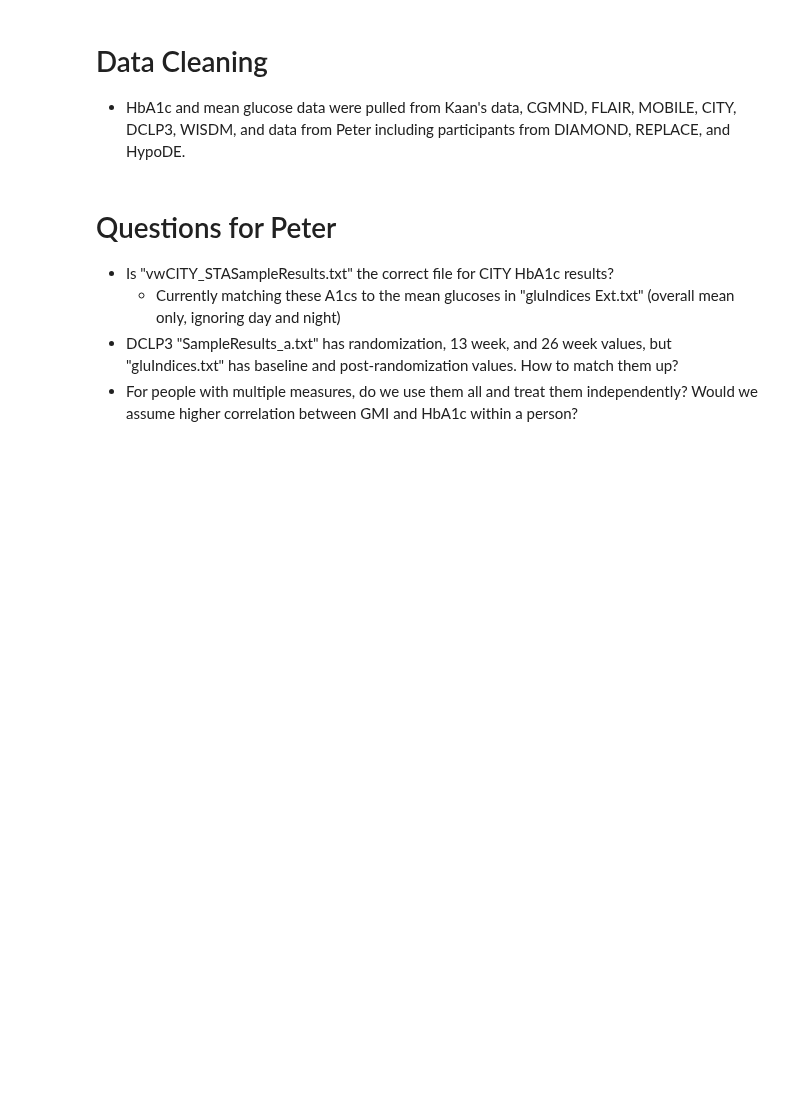
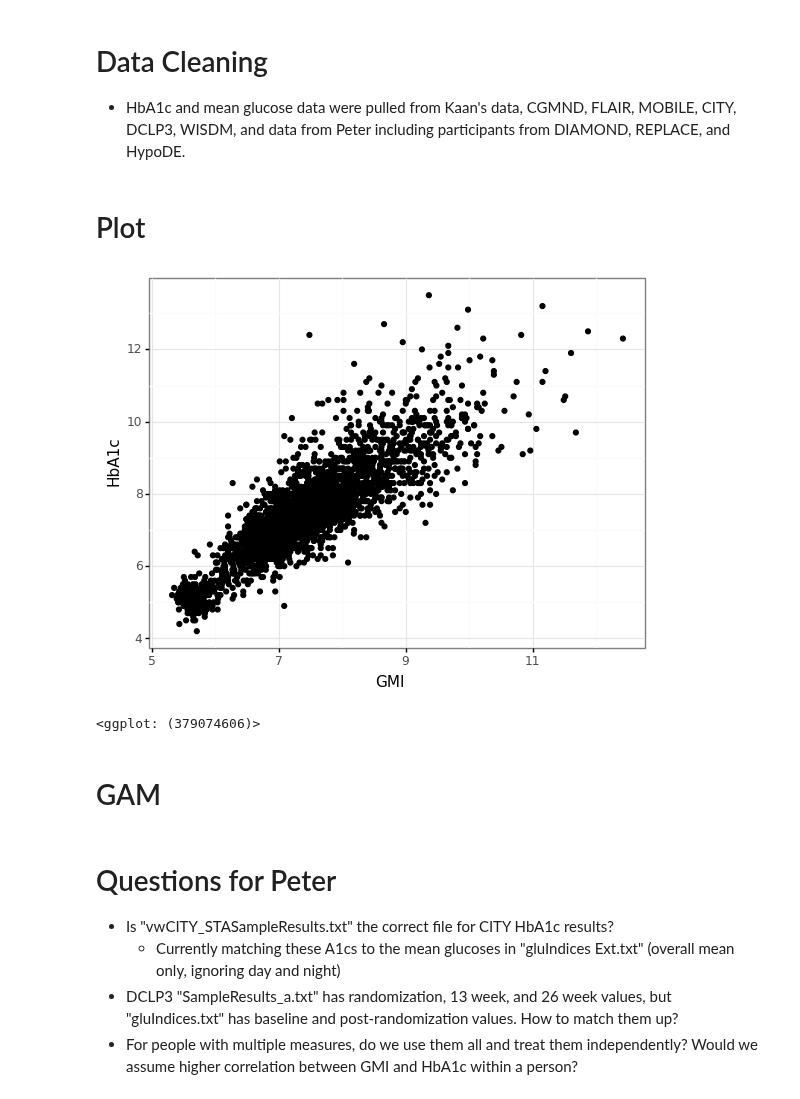
Before and after one commit to childhealthbiostatscore/BDC-Code, a Jupyter notebook: Viral Shah/GMI and A1c/gmi_hba1c.ipynb, the cells around one changed output. Drawn from its saved outputs; the diff is of its cells as text; code cells hidden in the pictures; blank space fills up the shorter version.

```diff
--- a/Viral Shah/GMI and A1c/gmi_hba1c.ipynb
+++ b/Viral Shah/GMI and A1c/gmi_hba1c.ipynb
@@ -1,7 +1,7 @@
 # %%
 import pandas as pd
-from plotnine import ggplot
-wd = '/Users/timvigers/Documents/'
+from plotnine import ggplot,geom_point,aes,theme_bw
+wd = '/Volumes/PEDS/RI Biostatistics Core/Shared/Shared Projects/Laura/BDC/Projects/Viral Shah/GMI and A1c/'
 # %% [markdown]
 # Data Cleaning
 - HbA1c and mean glucose data were pulled from Kaan's data, CGMND, FLAIR, MOBILE, CITY, DCLP3, WISDM, and data from Peter including participants from DIAMOND, REPLACE, and HypoDE.
@@ -55,3 +55,10 @@ wisdm_a1c = wisdm_a1c[wisdm_a1c['ResultName'] == 'GLYHB']
 wisdm = pd.merge(wisdm_a1c,wisdm,left_on=['PtID','Visit'],right_on=['PtID','visit'])
 wisdm = wisdm[['PtID','Value','gluMean']]
 wisdm.columns = ['ID','HbA1c','Mean Glucose']
+# Combine everything
+gmi_data = pd.concat([kaan,cgmnd,flair,mobile,diamond,city,wisdm])
+# As numeric
+gmi_data['HbA1c'] = [float(n) for n in gmi_data['HbA1c']]
+gmi_data['Mean Glucose'] = [float(n) for n in gmi_data['Mean Glucose']]
+# Calculate GMI
+gmi_data['GMI'] = [(3.31 + (0.02392*n)) for n in gmi_data['Mean Glucose']]
@@ -63,3 +67,12 @@ gmi_data = pd.concat([kaan,cgmnd,flair,mobile,diamond,city,wisdm])
 # dclp3 = dclp3[dclp3['analysis'] == "1. 24hr"]
 # dclp3_a1c = pd.read_csv(wd+'Data_Raw/DCLP3 Public Dataset - Release 2 - 2022-01-18-9fc308ee-5d12-4651-8aec-262576777a31/Data Files/SampleResults_a.txt',sep='|')
 # dclp3_a1c = dclp3_a1c[dclp3_a1c['ResultName'] == 'GLYHB']
+# %% [markdown]
+# Plot
+# %%
+(ggplot(gmi_data,aes(x = 'GMI',y = 'HbA1c')) + geom_point() + theme_bw())
+# %% [output]
+[figure, added]
+<ggplot: (379074606)>
+# %% [markdown]
+# GAM
```
Also changed, not shown: parts of 2 cells of this notebook, 1 other file.
